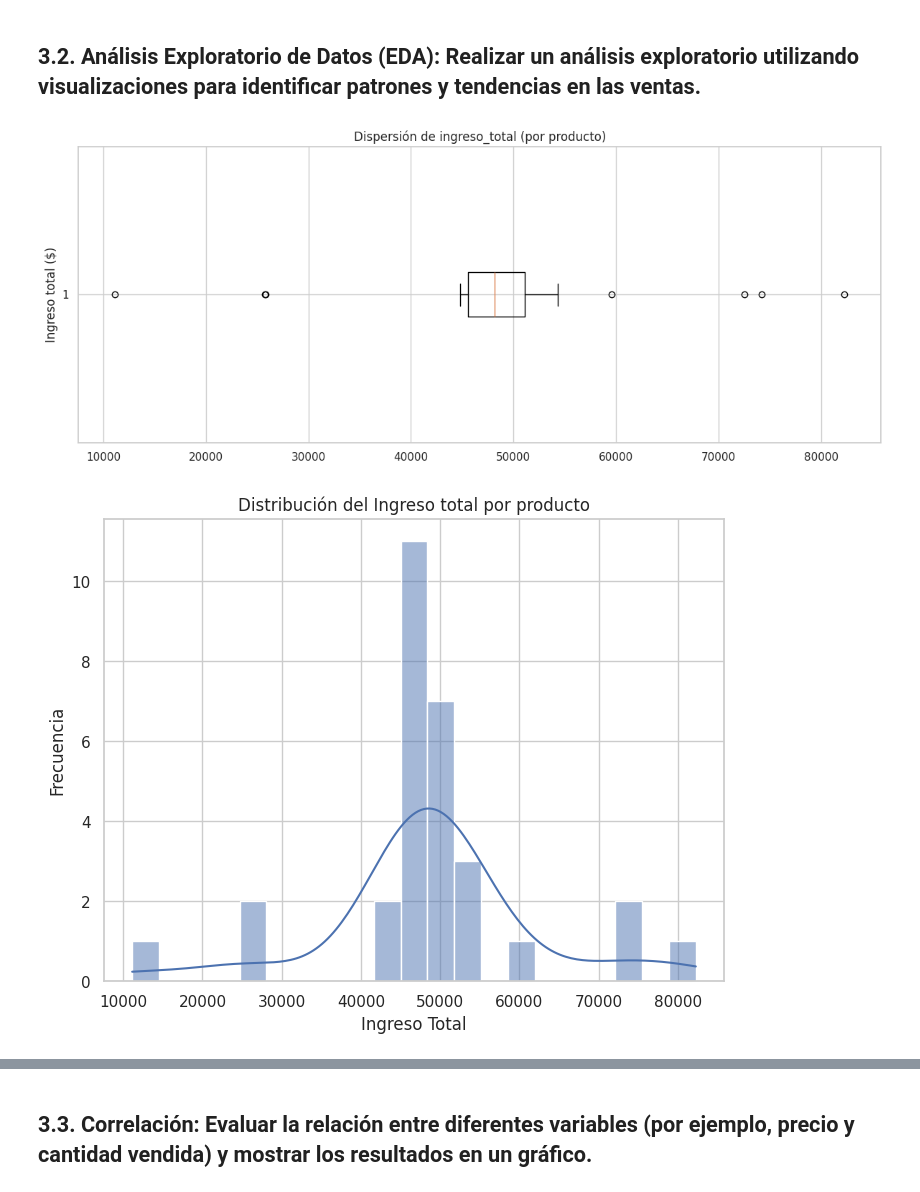
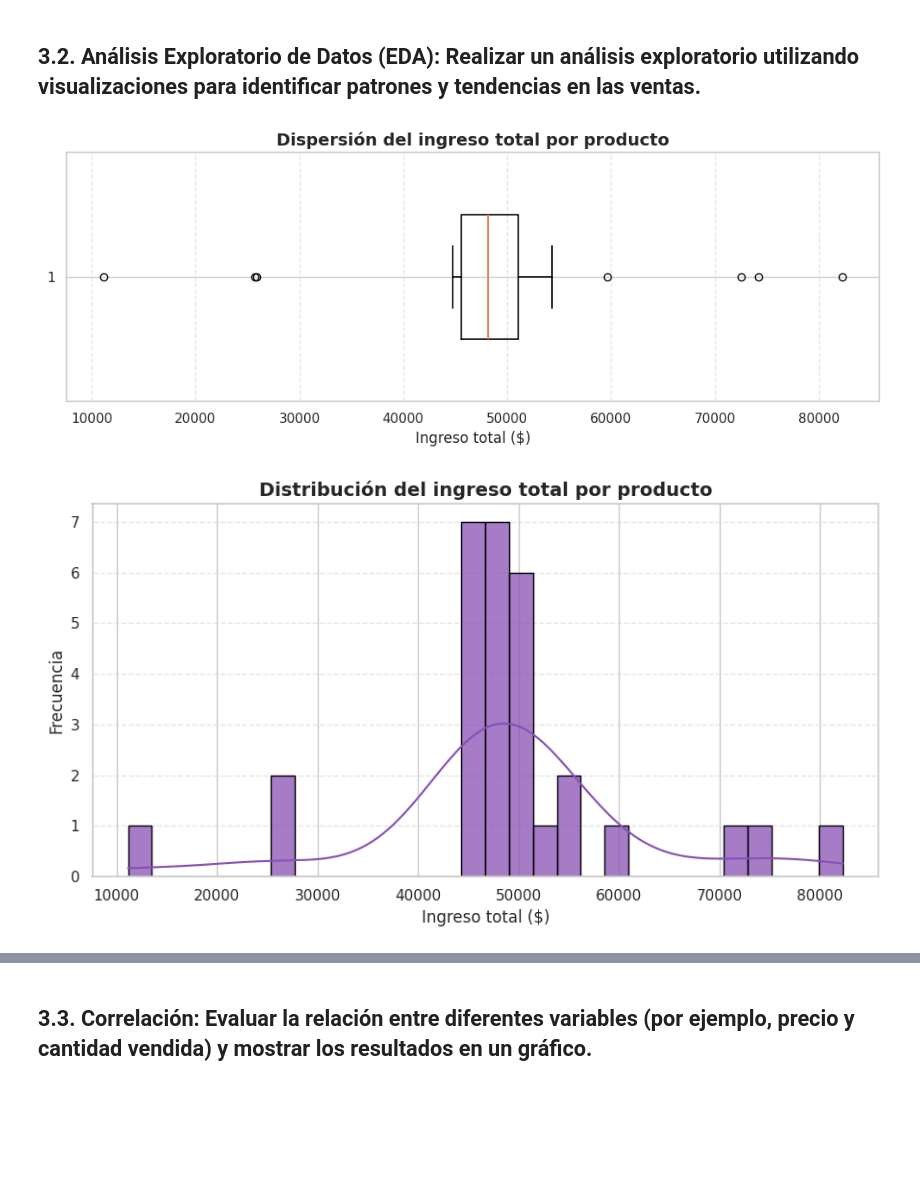
Before and after one commit to rominadelosangelesgalvan-creator/pre_entrega_romina_galvan_DAwPython, a Jupyter notebook: Entrega_final_romina_galvan.ipynb, the cells around one changed output, grey strips where cells are left out. Drawn from its saved outputs; the diff is of its cells as text; code cells hidden in the pictures; blank space fills up the shorter version.

```diff
--- a/Entrega_final_romina_galvan.ipynb
+++ b/Entrega_final_romina_galvan.ipynb
@@ -1023,27 +1023,62 @@ Cantidad de outliers:                        7
 # %%
 # =========================================
 # 📦 Boxplot: dispersión de ingreso_total (por producto)
 # =========================================
 
-import matplotlib.pyplot as plt  # importamos matplotlib
+import matplotlib.pyplot as plt
 
-vals = resumen_prod['ingreso_total'].dropna()  # tomamos valores numéricos y quitamos NaN
+vals = resumen_prod['ingreso_total'].dropna()  # Sacamos los NaN del resumen
 
-plt.figure(figsize=(12, 5))                     # tamaño del gráfico
-plt.boxplot(vals, vert=False)                   # dibujamos boxplot vertical
-plt.title('Dispersión de ingreso_total (por producto)')  # título
-plt.ylabel('Ingreso total ($)')                # etiqueta del eje Y
-plt.tight_layout()                              # ajustar márgenes
+
+plt.figure(figsize=(10, 4))
+
+plt.boxplot(
+    vals,
+    vert=False,
+    widths=0.5,
+    showfliers=True,
+    boxprops=dict(linewidth=1.2),
+    whiskerprops=dict(linewidth=1.2),
+    capprops=dict(linewidth=1.2),
+    medianprops=dict(linewidth=1.5)
+)
+
+plt.title(
+    'Dispersión del ingreso total por producto',
+    fontsize=14,
+    weight='bold'
+)
+plt.xlabel('Ingreso total ($)', fontsize=12)
+
+plt.grid(axis='x', linestyle='--', alpha=0.5)
+plt.tight_layout()
 plt.show()
 # %% [output]
-[figure, old version]
+[figure, new version]
 # %%
-# Histogram to see the distribution
-plt.figure(figsize=(8, 6))
-sns.histplot(vals, kde=True)
-plt.title('Distribución del Ingreso total por producto')
-plt.xlabel('Ingreso Total')
-plt.ylabel('Frecuencia')
+# Analisis de la distribución
+
+plt.figure(figsize=(9, 5))
+
+sns.histplot(
+    vals,
+    kde=True,
+    bins=30,
+    color=color_violeta,
+    edgecolor='black',
+    alpha=0.75
+)
+
+plt.title(
+    'Distribución del ingreso total por producto',
+    fontsize=14,
+    weight='bold'
+)
+plt.xlabel('Ingreso total ($)', fontsize=12)
+plt.ylabel('Frecuencia', fontsize=12)
+
+plt.grid(axis='y', linestyle='--', alpha=0.5)
+plt.tight_layout()
 plt.show()
 # %% [output]
-[figure, old version]
+[figure, new version]
```
Also changed, not shown: parts of 10 cells of this notebook.
